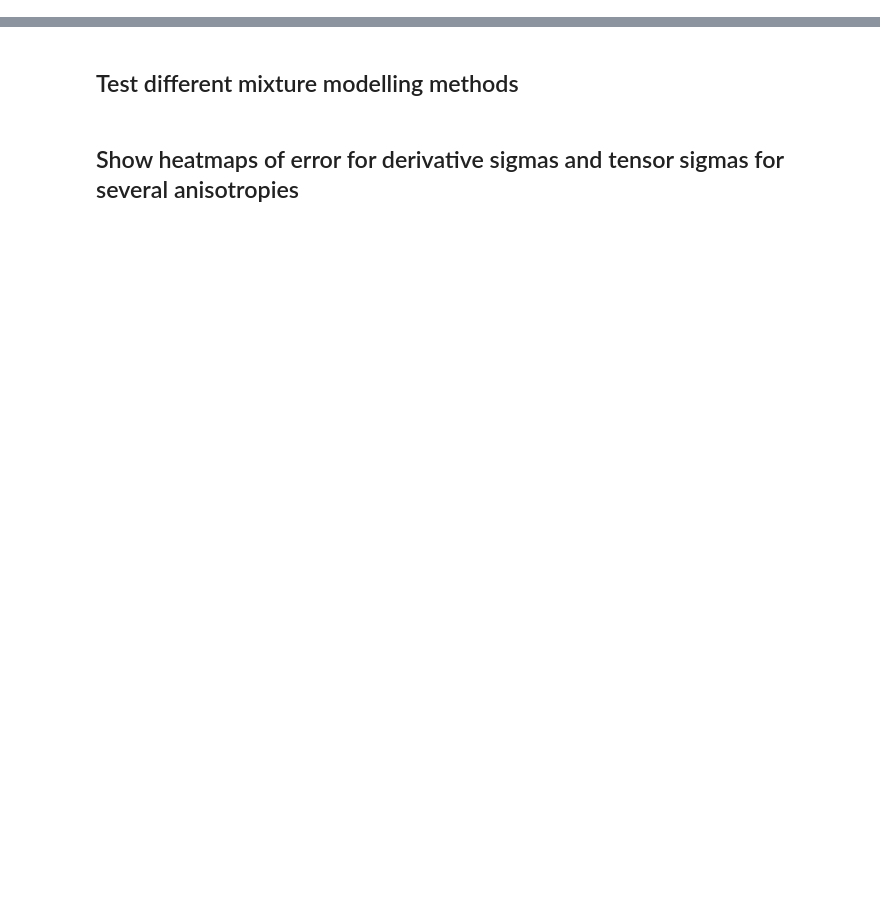
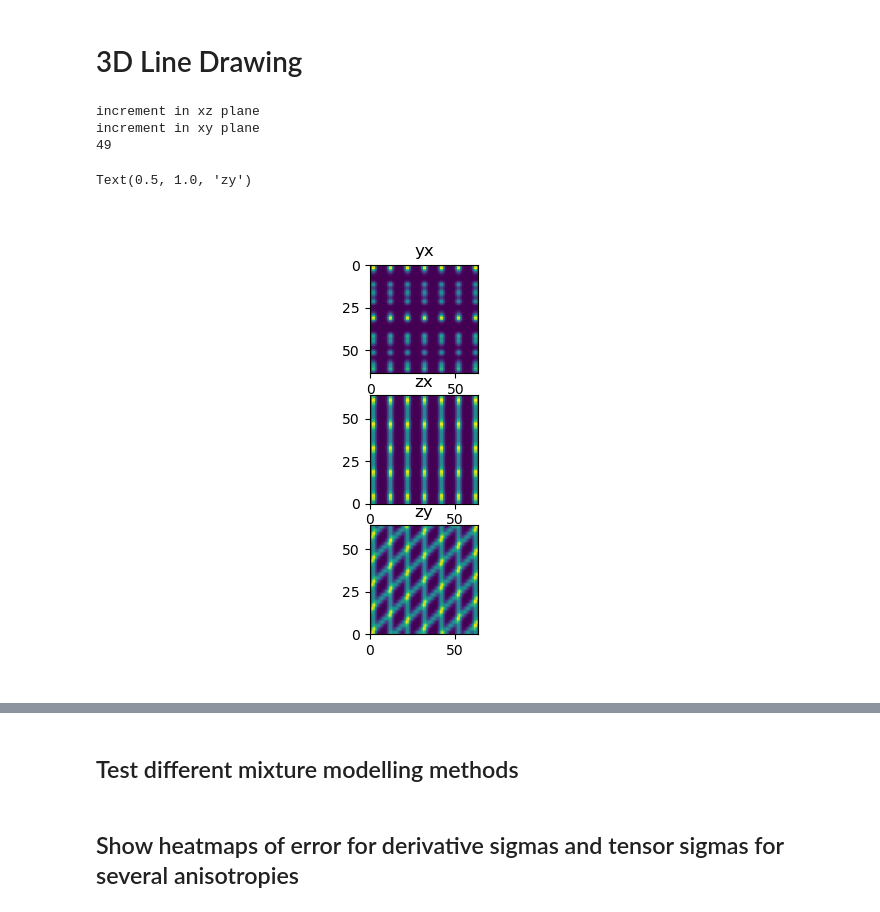
Before and after one commit to BrysonGray/fibermetric, a Jupyter notebook: notebooks/phantom_tests.ipynb, the cells around one changed output, grey strips where cells are left out. Drawn from its saved outputs; the diff is of its cells as text; code cells hidden in the pictures; blank space fills up the shorter version.

```diff
--- a/notebooks/phantom_tests.ipynb
+++ b/notebooks/phantom_tests.ipynb
@@ -172,0 +86,2 @@ print(f'Elapsed time: {t2-t1} s')
+# %% [markdown]
+# 3D Line Drawing
@@ -172,0 +124,24 @@ print(f'Elapsed time: {t2-t1} s')
+# %%
+nI = [32,64,64]
+dI = [nI[1]/nI[0],1.0,1.0]
+theta = 3*np.pi/4
+phi = 0
+theta2 = 0
+phi2 = 0
+
+I, _ = parallel_lines_3D_v01([(theta,phi),(theta2,phi2)], nI, 10, display=False)
+# %% [output]
+increment in xz plane
+increment in xy plane
+49
+# %%
+fig, axs = plt.subplots(3)
+axs[0].imshow(I[nI[0]//2,:,:])
+axs[0].set_title('yx')
+axs[1].imshow(I[:,nI[1]//2,:], extent=[0,nI[2]*dI[2],0,nI[0]*dI[0]])
+axs[1].set_title('zx')
+axs[2].imshow(I[:,:,nI[2]//2], extent=[0,nI[1]*dI[1],0,nI[0]*dI[0]])
+axs[2].set_title('zy')
+# %% [output]
+Text(0.5, 1.0, 'zy')
+[figure, added]
```
Also changed, not shown: parts of 54 cells of this notebook, 2 other files.
